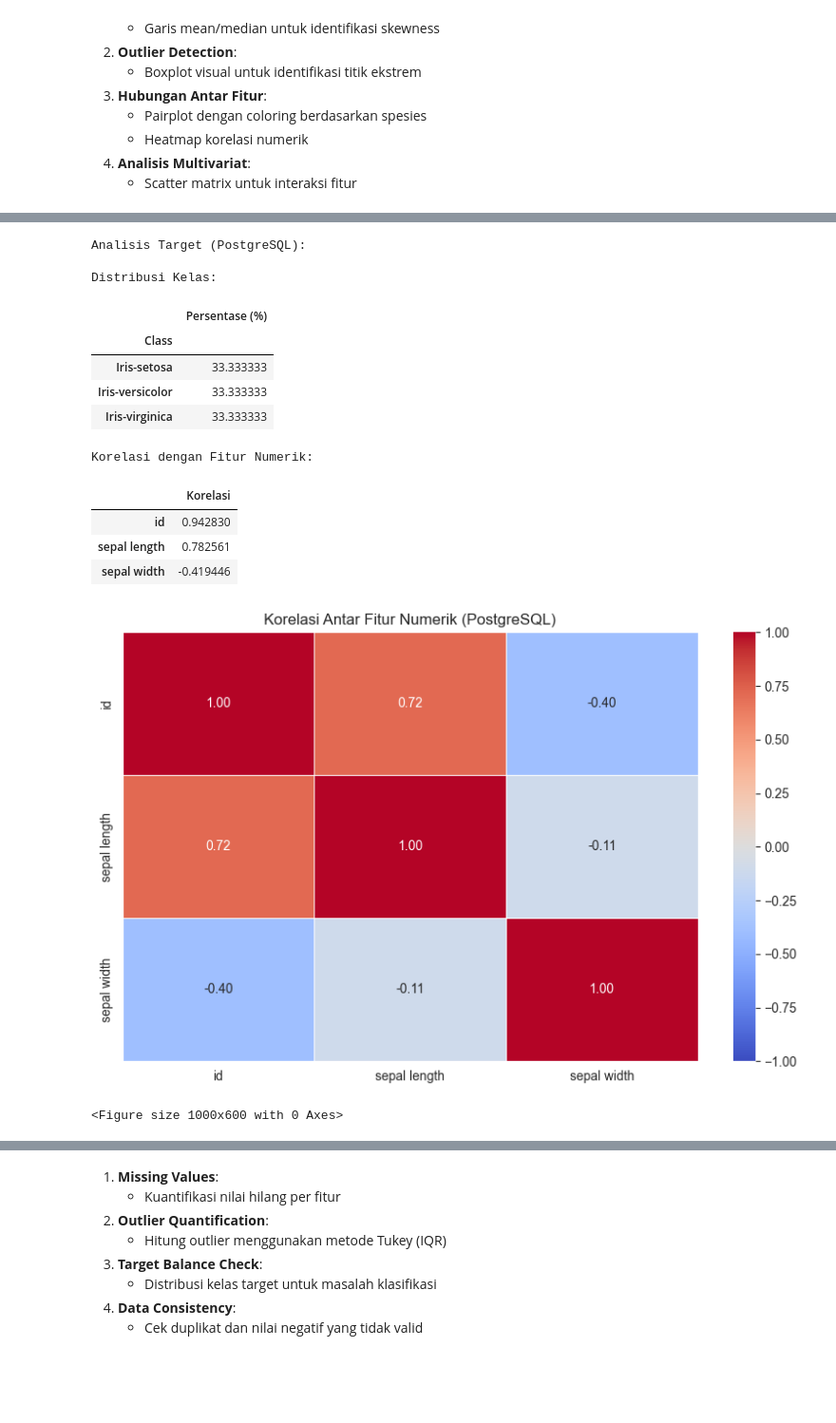
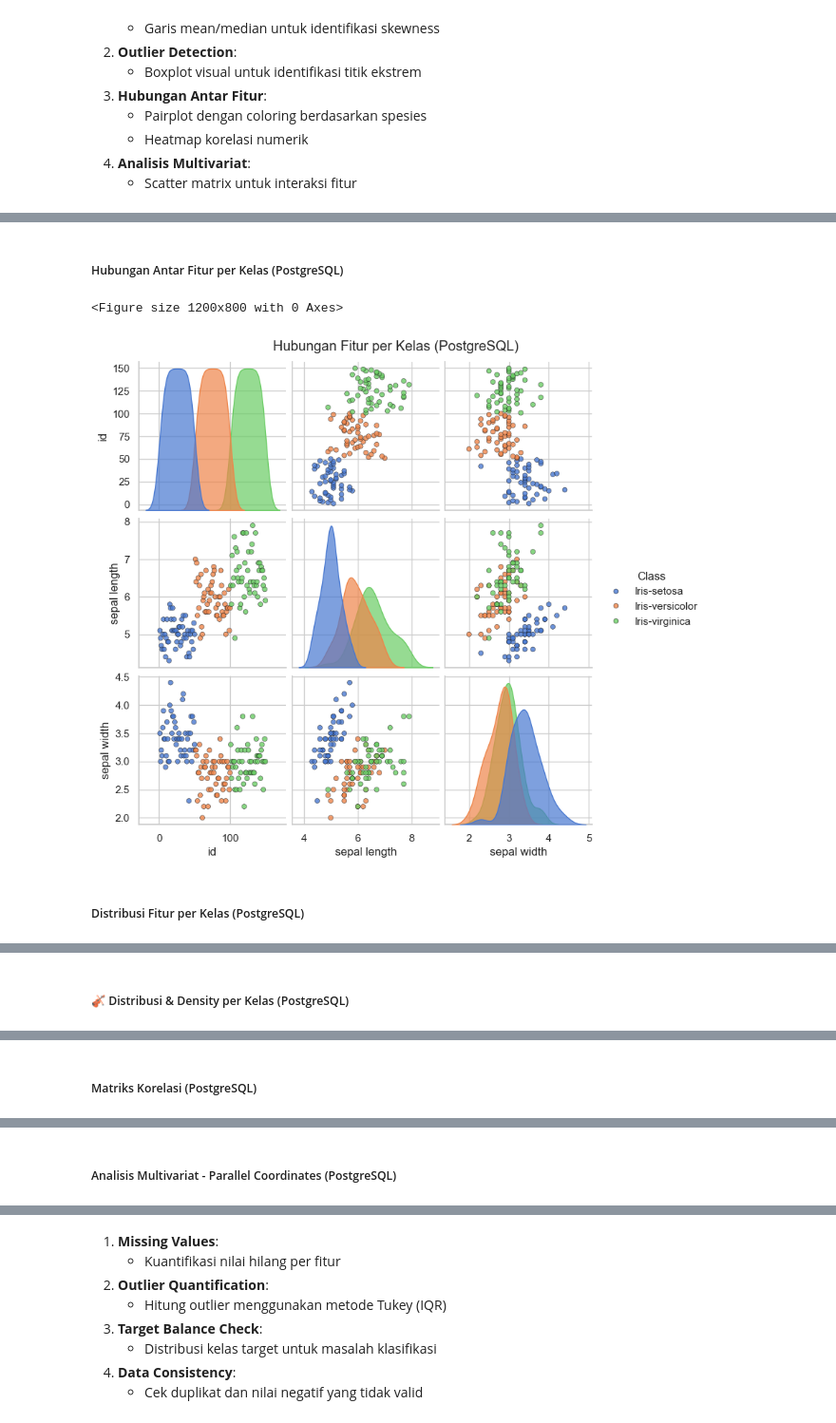
Before and after one commit to rhindottire/Data-Mining, a Jupyter notebook: pendata/Tugas8.ipynb, the cells around one changed output, grey strips where cells are left out. Shown at 95% size. Saved outputs shown, nothing was run; the diff lists cells and outputs as text; code cells hidden in the pictures; blank space fills up the shorter version.

```diff
--- a/pendata/Tugas8.ipynb
+++ b/pendata/Tugas8.ipynb
@@ -441,18 +486,7 @@ Korelasi dengan Fitur Numerik:
 # %%
-analyze_target(df_postgre, "PostgreSQL")
+analyze_target(df_postgre, "PostgreSQL", target_col="Class")
 # %% [output]
+##### Hubungan Antar Fitur per Kelas (PostgreSQL)
-Analisis Target (PostgreSQL):
-
-Distribusi Kelas:
+<Figure size 1200x800 with 0 Axes>
-|  | Persentase (%) |
-| Class |  |
-| Iris-setosa | 33.333333 |
-| Iris-versicolor | 33.333333 |
-| Iris-virginica | 33.333333 |
-Korelasi dengan Fitur Numerik:
-|  | Korelasi |
-| id | 0.942830 |
-| sepal length | 0.782561 |
-| sepal width | -0.419446 |
-[figure, old version]
+[figure, new version]
-<Figure size 1000x600 with 0 Axes>
+##### Distribusi Fitur per Kelas (PostgreSQL)
@@ -459,0 +494 @@ Korelasi dengan Fitur Numerik:
+##### 🎻 Distribusi & Density per Kelas (PostgreSQL)
@@ -459,0 +496 @@ Korelasi dengan Fitur Numerik:
+##### Matriks Korelasi (PostgreSQL)
@@ -459,0 +498 @@ Korelasi dengan Fitur Numerik:
+##### Analisis Multivariat - Parallel Coordinates (PostgreSQL)
```
Also changed, not shown: parts of 32 cells of this notebook, 5 other files.
